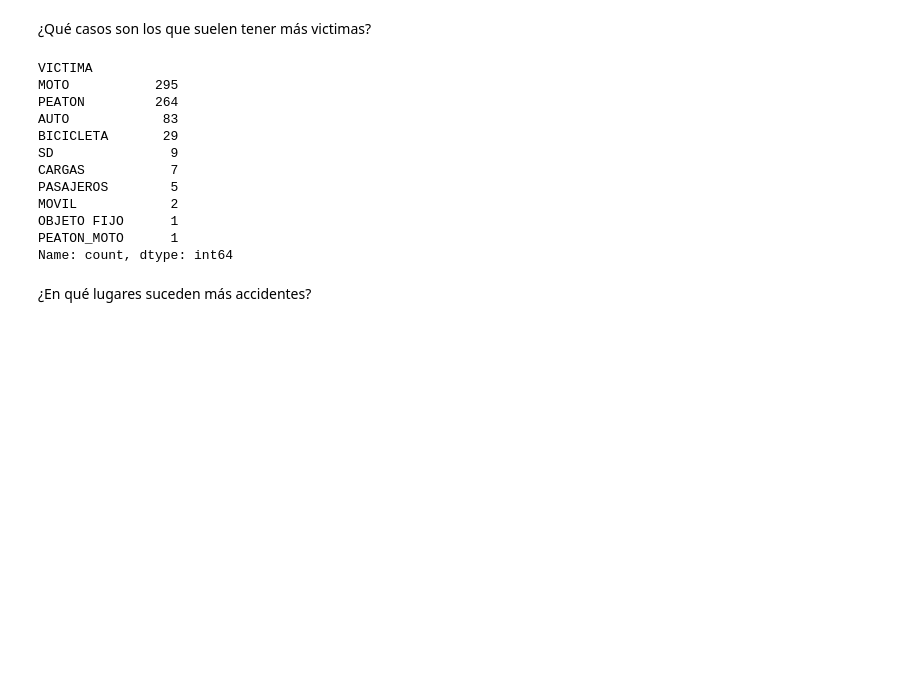
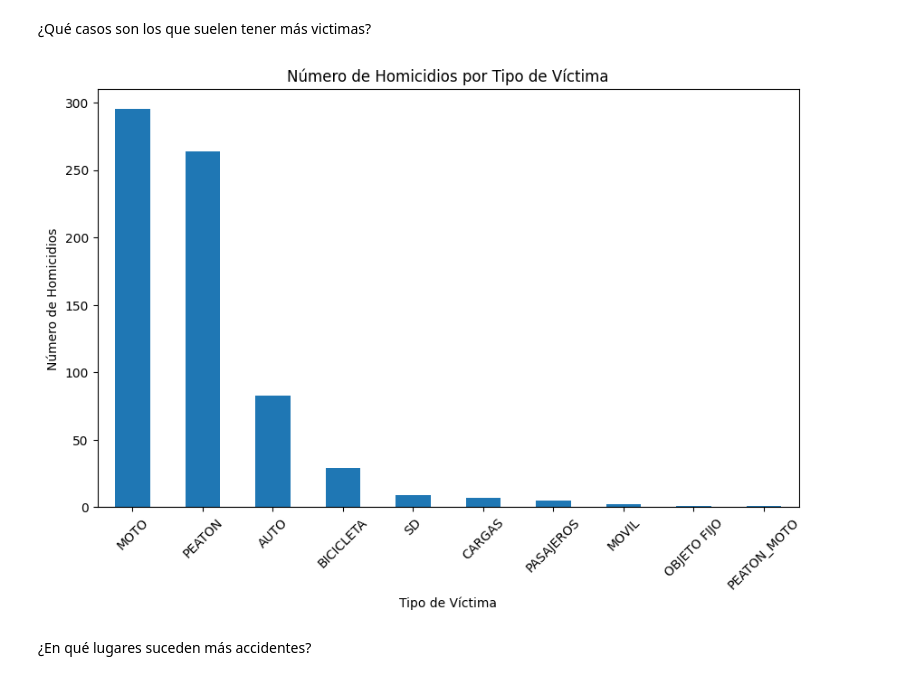
Before and after one commit to marko7768/PI2, a Jupyter notebook: eda.ipynb, the cells around one changed output. Drawn from its saved outputs; the diff is of its cells as text; code cells hidden in the pictures; blank space fills up the shorter version.

Commit message:
new graphic

```diff
--- a/eda.ipynb
+++ b/eda.ipynb
@@ -42,21 +43,18 @@ dtypes: float64(1), int64(5), object(15)
 memory usage: 114.3+ KB
 # %% [markdown]
 ¿Qué casos son los que suelen tener más victimas?
-# %%
-df_homicidios_hechos['VICTIMA'].value_counts()
-# %% [output]
-VICTIMA
-MOTO           295
-PEATON         264
-AUTO            83
-BICICLETA       29
-SD               9
-CARGAS           7
-PASAJEROS        5
-MOVIL            2
-OBJETO FIJO      1
-PEATON_MOTO      1
-Name: count, dtype: int64
+# %%
+conteos_victimas = df_homicidios_hechos['VICTIMA'].value_counts()
+
+plt.figure(figsize=(10,6))
+conteos_victimas.plot(kind='bar')
+plt.title('Número de Homicidios por Tipo de Víctima')
+plt.xlabel('Tipo de Víctima')
+plt.ylabel('Número de Homicidios')
+plt.xticks(rotation=45)  # Rotar las etiquetas del eje x para mayor claridad si es necesario
+plt.show()
+# %% [output]
+[figure, added]
 # %% [markdown]
 ¿En qué lugares suceden más accidentes?
 # %%
```
Also changed, not shown: parts of 2 cells of this notebook.
